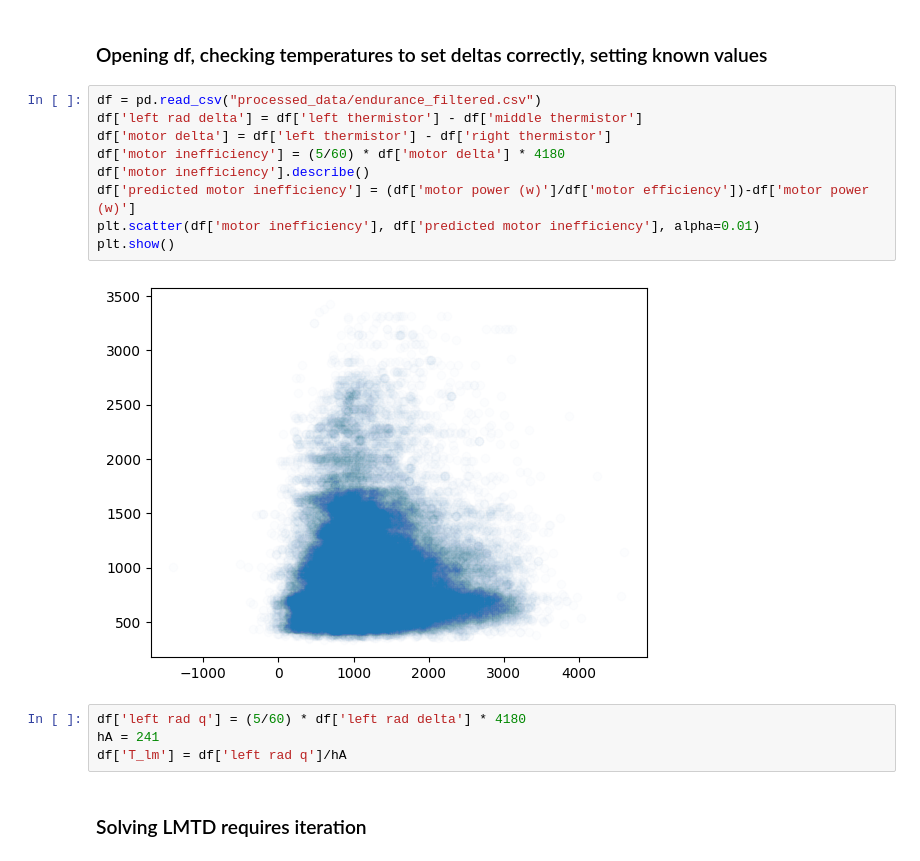
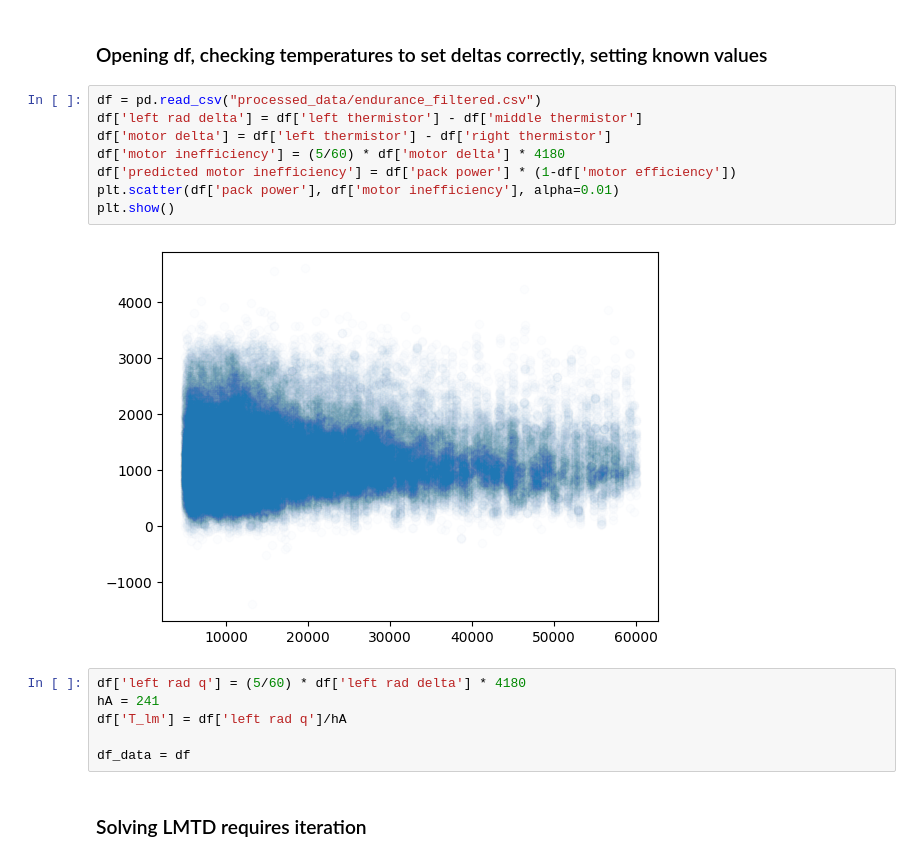
Before and after one commit to noahkae/UCR_03_Cooling_Data, a Jupyter notebook: air-flow-estimation.ipynb, the cells around one changed output. Saved outputs shown, nothing was run; the diff lists cells and outputs as text.

```diff
--- a/air-flow-estimation.ipynb
+++ b/air-flow-estimation.ipynb
@@ -27,18 +27,19 @@ import numpy as np
 # %%
 df = pd.read_csv("processed_data/endurance_filtered.csv")
 df['left rad delta'] = df['left thermistor'] - df['middle thermistor']
 df['motor delta'] = df['left thermistor'] - df['right thermistor']
 df['motor inefficiency'] = (5/60) * df['motor delta'] * 4180
-df['motor inefficiency'].describe()
-df['predicted motor inefficiency'] = (df['motor power (w)']/df['motor efficiency'])-df['motor power (w)']
-plt.scatter(df['motor inefficiency'], df['predicted motor inefficiency'], alpha=0.01)
+df['predicted motor inefficiency'] = df['pack power'] * (1-df['motor efficiency'])
+plt.scatter(df['pack power'], df['motor inefficiency'], alpha=0.01)
 plt.show()
 # %% [output]
-[figure, old version]
+[figure, new version]
 # %%
 df['left rad q'] = (5/60) * df['left rad delta'] * 4180
 hA = 241
 df['T_lm'] = df['left rad q']/hA
+
+df_data = df
 # %% [markdown]
 ### Solving LMTD requires iteration
 # %%
```
Also changed, not shown: parts of 5 cells of this notebook.
